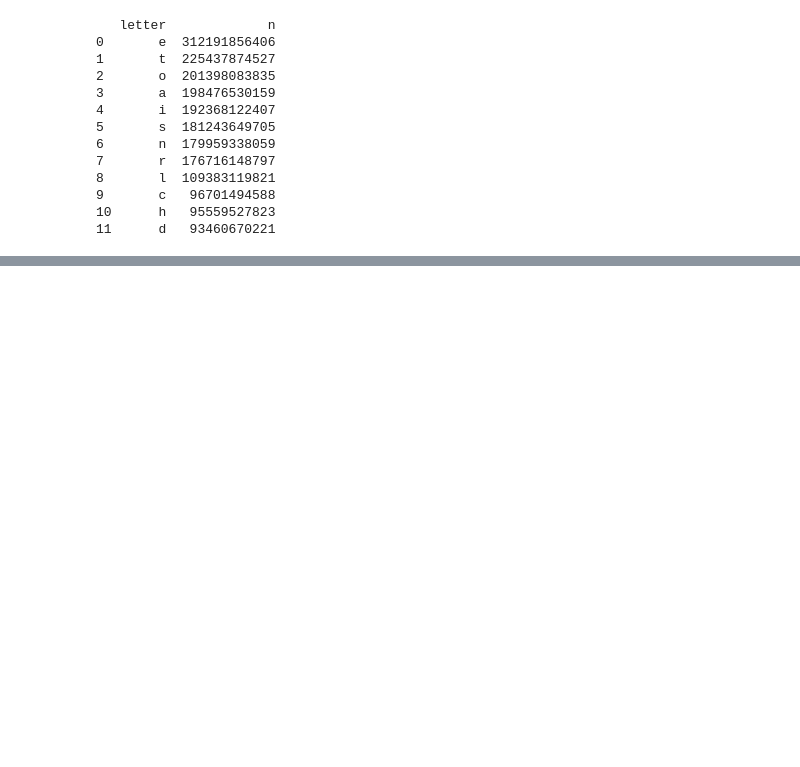
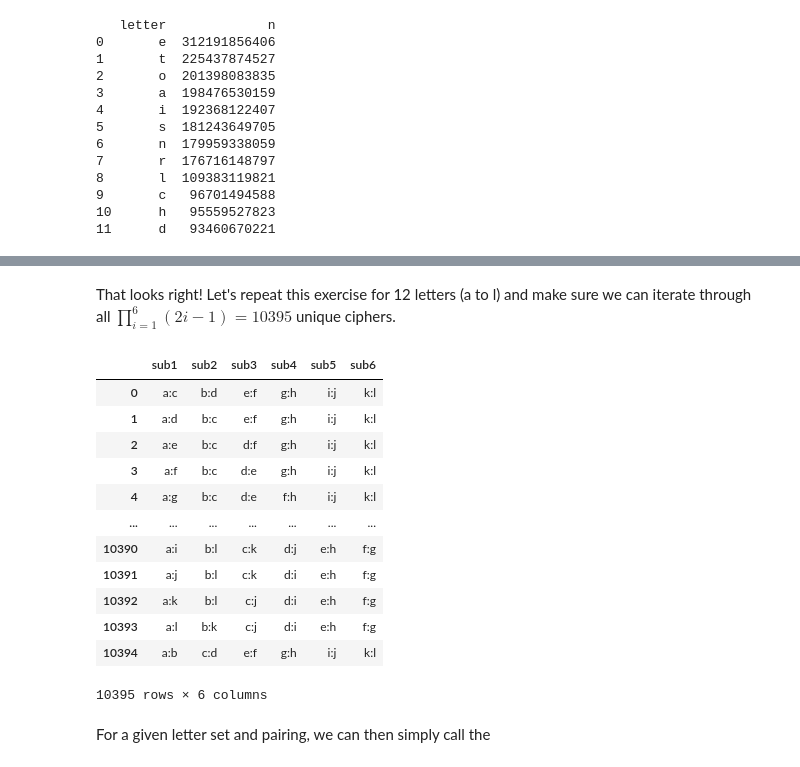
Before and after one commit to ErikinBC/mirror_alphabet, a Jupyter notebook: enciphered.ipynb, the cells around one changed output, grey strips where cells are left out. Saved outputs shown, nothing was run; the diff lists cells and outputs as text; code cells hidden in the pictures; blank space fills up the shorter version.

```diff
--- a/enciphered.ipynb
+++ b/enciphered.ipynb
@@ -391,9 +469,0 @@ gg_rho
-# %%
-# "best" word list from each
-metric_idx = dat_12.melt('idx',None,'metric').sort_values(['metric','value'],ascending=False).groupby('metric').head(1)
-metric_idx.reset_index(None,True,inplace=True)
-
-for i, r in metric_idx.iterrows():
-    idx, metric = r['idx'], r['metric']
-    vocab_i = annot_vocab_cipher(corpus=words12, cipher=get_cipher(idx, alphabet12), PoS=pos_spacy)
-    print('Metric: %s has %i words' % (metric, len(vocab_i)))
@@ -493,0 +470,13 @@ gg_jac
+# %%
+enc = encipherer(df_merge, 'word')
+n_lipogram = enc.n_encipher(n_letters=4)['n_lipogram'][0]
+
+# (i) Enumerate through all possible letter pairings
+holder = []
+for i in range(1, n_lipogram+1):
+    enc.set_letters(n_letters=4, idx_letters=i)
+    holder.append(enc.letters)
+df_letters = pd.DataFrame(holder)
+df_letters.columns = ['l'+str(i+1) for i in range(4)]
+assert not df_letters.duplicated().any()  # Check that no duplicate values
+df_letters
@@ -493,0 +497,36 @@ gg_jac
+# %% [markdown]
+That looks right! Let's repeat this exercise for 12 letters (a to l) and make sure we can iterate through all $\prod_{i=1}^{6} (2i-1)=10395$ unique ciphers.
+# %%
+enc = encipherer(df_merge, 'word')
+enc.set_letters(n_letters=12, idx_letters=1)
+n_encipher = enc.n_encipher(enc.n_letters)['n_encipher'][0]
+
+holder = []
+for i in range(1, n_encipher+1):
+    enc.set_encipher(idx_pairing=i)
+    holder.append(enc.mat_pairing.flatten())
+df_encipher = pd.DataFrame(holder)
+idx_even = df_encipher.columns % 2 == 0
+tmp1 = df_encipher.loc[:,idx_even]
+tmp2 = df_encipher.loc[:,~idx_even]
+tmp2.columns = tmp1.columns
+df_encipher = tmp1 + ':' + tmp2
+df_encipher.columns = ['sub'+str(i+1) for i in range(6)]
+assert not df_encipher.duplicated().any()  # Check that no duplicate values
+df_encipher
+# %% [output]
+|  | sub1 | sub2 | sub3 | sub4 | sub5 | sub6 |
+| 0 | a:c | b:d | e:f | g:h | i:j | k:l |
+| 1 | a:d | b:c | e:f | g:h | i:j | k:l |
+| 2 | a:e | b:c | d:f | g:h | i:j | k:l |
+| 3 | a:f | b:c | d:e | g:h | i:j | k:l |
+| 4 | a:g | b:c | d:e | f:h | i:j | k:l |
+| ... | ... | ... | ... | ... | ... | ... |
+| 10390 | a:i | b:l | c:k | d:j | e:h | f:g |
+| 10391 | a:j | b:l | c:k | d:i | e:h | f:g |
+| 10392 | a:k | b:l | c:j | d:i | e:h | f:g |
+| 10393 | a:l | b:k | c:j | d:i | e:h | f:g |
+| 10394 | a:b | c:d | e:f | g:h | i:j | k:l |
+10395 rows × 6 columns
+# %% [markdown]
+For a given letter set and pairing, we can then simply call the
```
Also changed, not shown: parts of 33 cells of this notebook, 2 other files.
